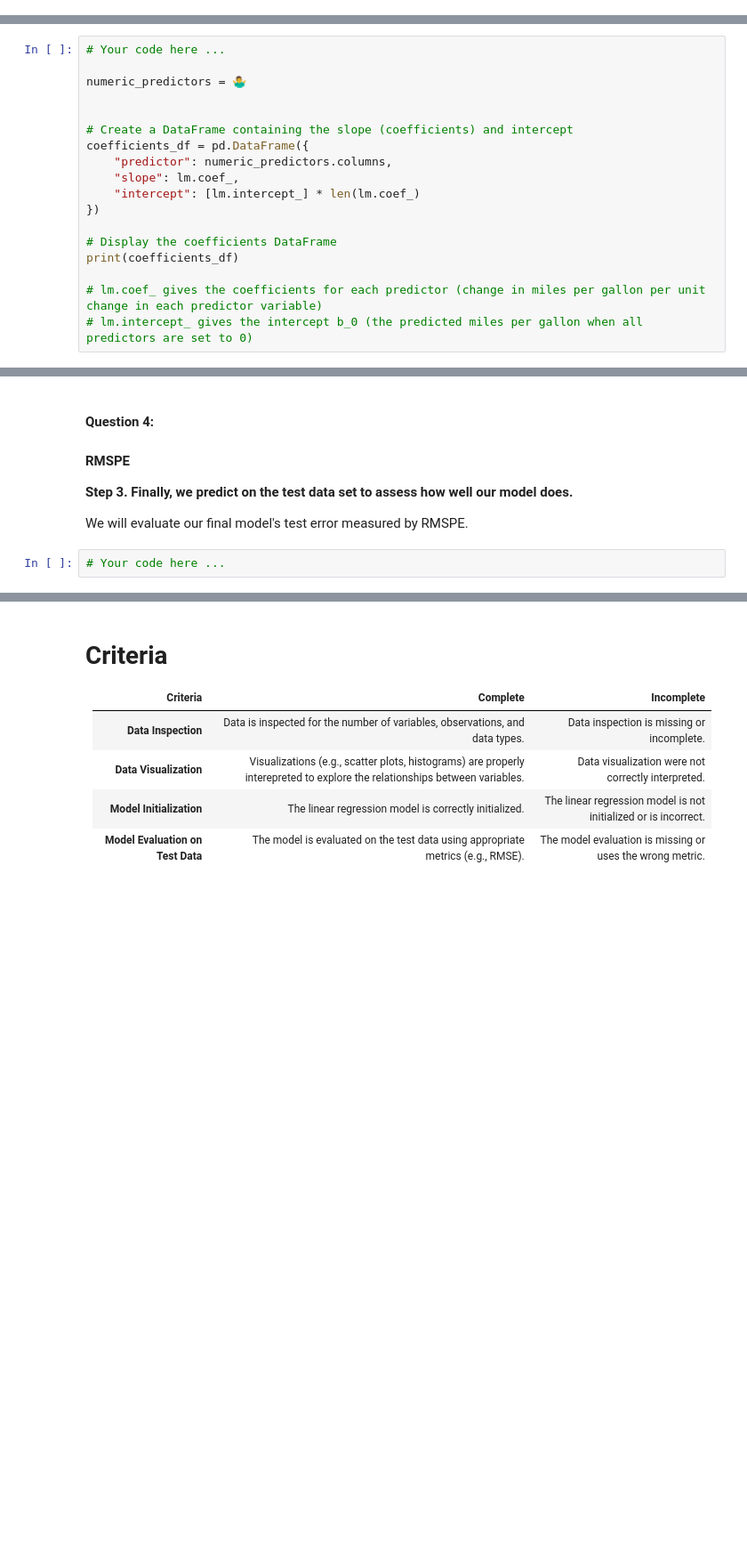
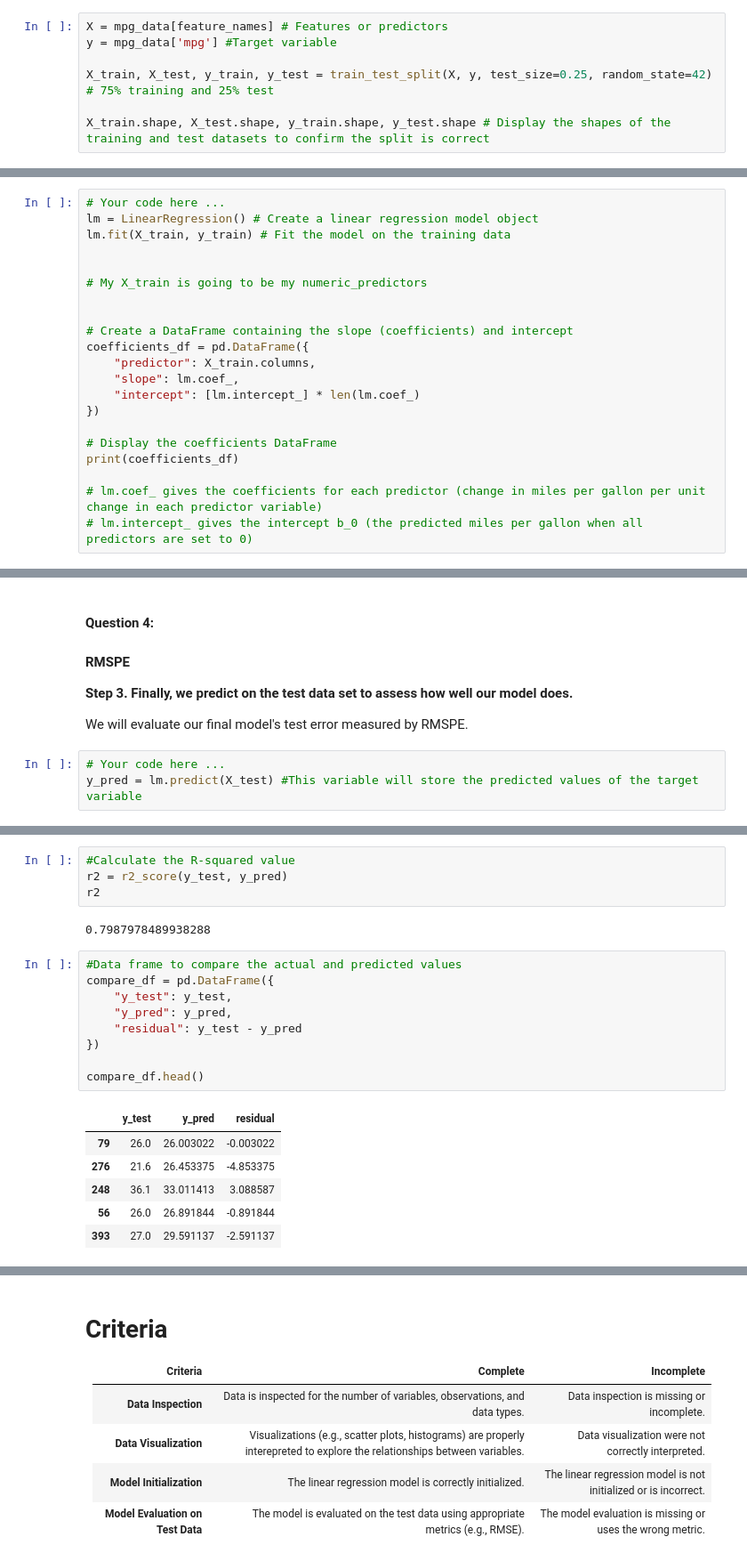
Before and after one commit to Carvas91/LCR, a Jupyter notebook: 02_activities/assignments/assignment_2.ipynb, the cells around one changed output, grey strips where cells are left out. Shown at 89% size. Cells and saved outputs as stored; diff of their text form; blank space fills up the shorter version.

```diff
--- a/02_activities/assignments/assignment_2.ipynb
+++ b/02_activities/assignments/assignment_2.ipynb
@@ -151,0 +150,7 @@ Now, let’s fit a multivariable linear regression model using the general synta
+# %%
+X = mpg_data[feature_names] # Features or predictors
+y = mpg_data['mpg'] #Target variable
+
+X_train, X_test, y_train, y_test = train_test_split(X, y, test_size=0.25, random_state=42) # 75% training and 25% test
+
+X_train.shape, X_test.shape, y_train.shape, y_test.shape # Display the shapes of the training and test datasets to confirm the split is correct
@@ -153,13 +160,16 @@ Now, let’s fit a multivariable linear regression model using the general synta
 **Step 2: Fit the linear regression model.**
 # %%
 # Your code here ...
+lm = LinearRegression() # Create a linear regression model object
+lm.fit(X_train, y_train) # Fit the model on the training data
 
-numeric_predictors = 🤷‍♂️
+
+# My X_train is going to be my numeric_predictors
 
 
 # Create a DataFrame containing the slope (coefficients) and intercept
 coefficients_df = pd.DataFrame({
-    "predictor": numeric_predictors.columns,
+    "predictor": X_train.columns,
     "slope": lm.coef_,
     "intercept": [lm.intercept_] * len(lm.coef_)
 })
@@ -177,3 +195,4 @@ print(coefficients_df)
 We will evaluate our final model's test error measured by RMSPE.
 # %%
 # Your code here ...
+y_pred = lm.predict(X_test) #This variable will store the predicted values of the target variable
@@ -179,0 +208,22 @@ We will evaluate our final model's test error measured by RMSPE.
+# %%
+#Calculate the R-squared value
+r2 = r2_score(y_test, y_pred)
+r2
+# %% [output]
+0.7987978489938288
+# %%
+#Data frame to compare the actual and predicted values
+compare_df = pd.DataFrame({
+    "y_test": y_test,
+    "y_pred": y_pred,
+    "residual": y_test - y_pred
+})
+
+compare_df.head()
+# %% [output]
+|  | y_test | y_pred | residual |
+| 79 | 26.0 | 26.003022 | -0.003022 |
+| 276 | 21.6 | 26.453375 | -4.853375 |
+| 248 | 36.1 | 33.011413 | 3.088587 |
+| 56 | 26.0 | 26.891844 | -0.891844 |
+| 393 | 27.0 | 29.591137 | -2.591137 |
```
Also changed, not shown: parts of 6 cells of this notebook.
